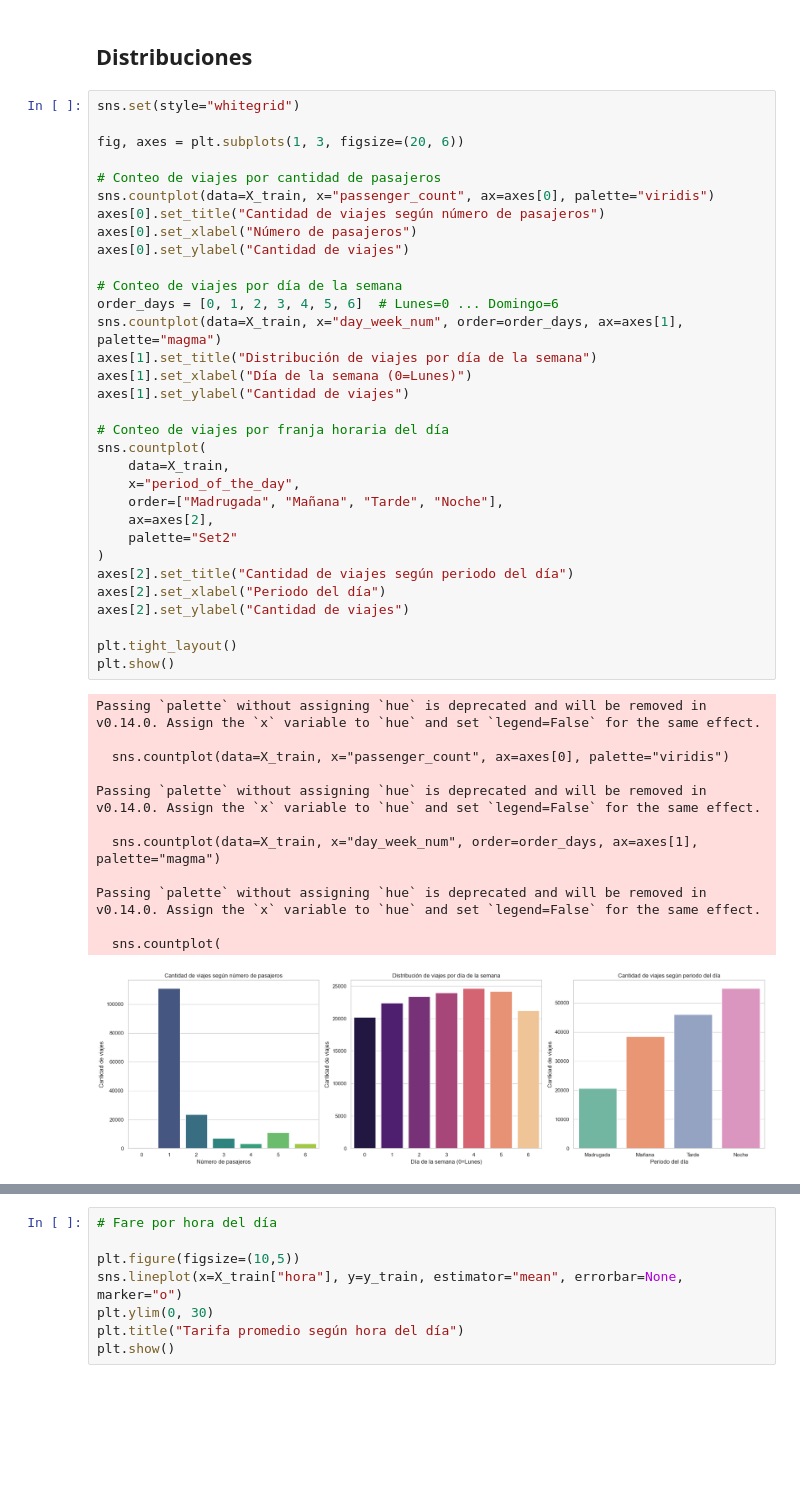
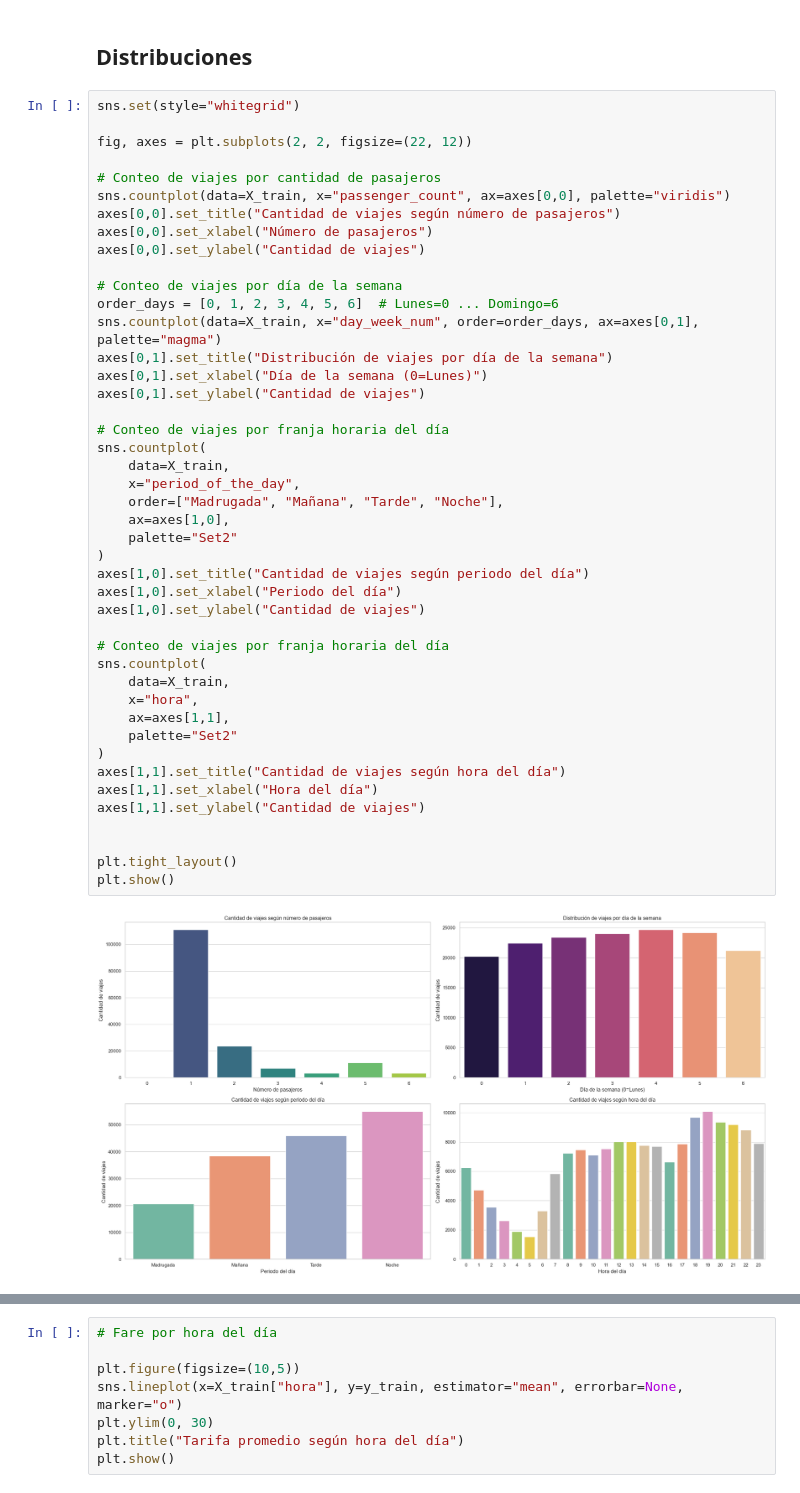
Before and after one commit to FefeTroanes/AA1-TUIA-2025C2-Molina-Romano-Troanes, a Jupyter notebook: TP-Regresion-AA1-2025C1.ipynb, the cells around one changed output, grey strips where cells are left out. Drawn from its saved outputs; the diff is of its cells as text; blank space fills up the shorter version.

```diff
--- a/TP-Regresion-AA1-2025C1.ipynb
+++ b/TP-Regresion-AA1-2025C1.ipynb
@@ -245,45 +251,46 @@ y_train = y_train[y_train >= 0]
 # %%
 sns.set(style="whitegrid")
 
-fig, axes = plt.subplots(1, 3, figsize=(20, 6))
+fig, axes = plt.subplots(2, 2, figsize=(22, 12))
 
 # Conteo de viajes por cantidad de pasajeros
-sns.countplot(data=X_train, x="passenger_count", ax=axes[0], palette="viridis")
-axes[0].set_title("Cantidad de viajes según número de pasajeros")
-axes[0].set_xlabel("Número de pasajeros")
-axes[0].set_ylabel("Cantidad de viajes")
+sns.countplot(data=X_train, x="passenger_count", ax=axes[0,0], palette="viridis")
+axes[0,0].set_title("Cantidad de viajes según número de pasajeros")
+axes[0,0].set_xlabel("Número de pasajeros")
+axes[0,0].set_ylabel("Cantidad de viajes")
 
 # Conteo de viajes por día de la semana
 order_days = [0, 1, 2, 3, 4, 5, 6]  # Lunes=0 ... Domingo=6
-sns.countplot(data=X_train, x="day_week_num", order=order_days, ax=axes[1], palette="magma")
-axes[1].set_title("Distribución de viajes por día de la semana")
-axes[1].set_xlabel("Día de la semana (0=Lunes)")
-axes[1].set_ylabel("Cantidad de viajes")
+sns.countplot(data=X_train, x="day_week_num", order=order_days, ax=axes[0,1], palette="magma")
+axes[0,1].set_title("Distribución de viajes por día de la semana")
+axes[0,1].set_xlabel("Día de la semana (0=Lunes)")
+axes[0,1].set_ylabel("Cantidad de viajes")
 
 # Conteo de viajes por franja horaria del día
 sns.countplot(
     data=X_train,
     x="period_of_the_day",
     order=["Madrugada", "Mañana", "Tarde", "Noche"],
-    ax=axes[2],
+    ax=axes[1,0],
     palette="Set2"
 )
-axes[2].set_title("Cantidad de viajes según periodo del día")
-axes[2].set_xlabel("Periodo del día")
-axes[2].set_ylabel("Cantidad de viajes")
+axes[1,0].set_title("Cantidad de viajes según periodo del día")
+axes[1,0].set_xlabel("Periodo del día")
+axes[1,0].set_ylabel("Cantidad de viajes")
+
+# Conteo de viajes por franja horaria del día
+sns.countplot(
+    data=X_train,
+    x="hora",
+    ax=axes[1,1],
+    palette="Set2"
+)
+axes[1,1].set_title("Cantidad de viajes según hora del día")
+axes[1,1].set_xlabel("Hora del día")
+axes[1,1].set_ylabel("Cantidad de viajes")
+
 
 plt.tight_layout()
 plt.show()
 # %% [output]
-Passing `palette` without assigning `hue` is deprecated and will be removed in v0.14.0. Assign the `x` variable to `hue` and set `legend=False` for the same effect.
-
-  sns.countplot(data=X_train, x="passenger_count", ax=axes[0], palette="viridis")
-
-Passing `palette` without assigning `hue` is deprecated and will be removed in v0.14.0. Assign the `x` variable to `hue` and set `legend=False` for the same effect.
-
-  sns.countplot(data=X_train, x="day_week_num", order=order_days, ax=axes[1], palette="magma")
-
-Passing `palette` without assigning `hue` is deprecated and will be removed in v0.14.0. Assign the `x` variable to `hue` and set `legend=False` for the same effect.
-
-  sns.countplot(
-[figure, old version]
+[figure, new version]
```
Also changed, not shown: parts of 14 cells of this notebook.
